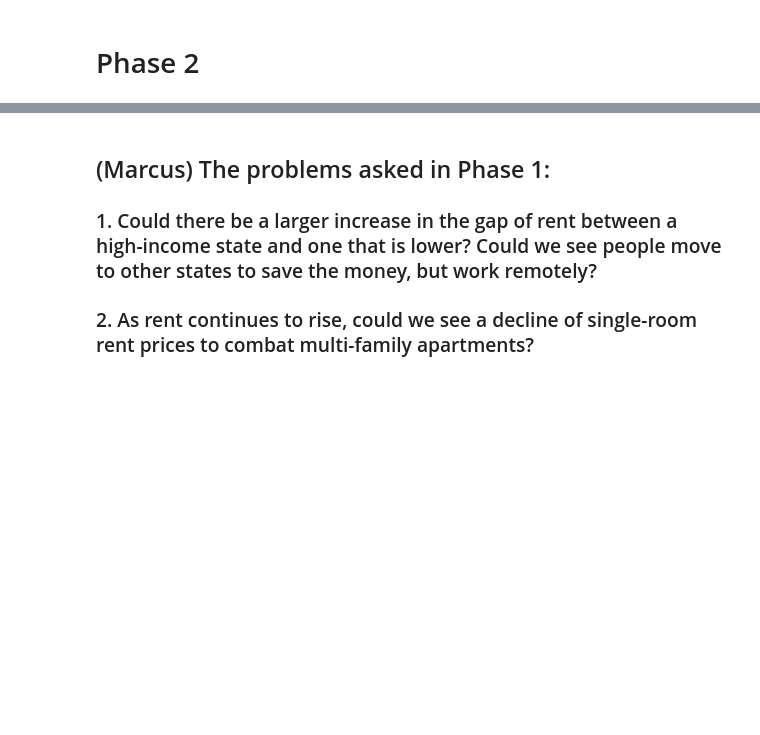
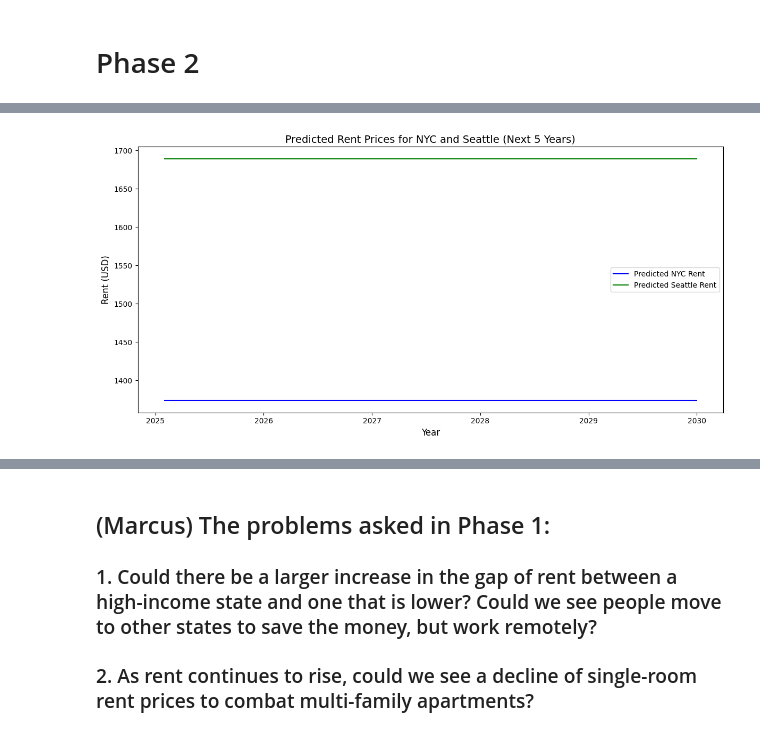
Before and after one commit to mmhartma/CSE587-Fall24-Project, a Jupyter notebook: Project.ipynb, the cells around one changed output, grey strips where cells are left out. Saved outputs shown, nothing was run; the diff lists cells and outputs as text; code cells hidden in the pictures; blank space fills up the shorter version.

```diff
--- a/Project.ipynb
+++ b/Project.ipynb
@@ -569,0 +574,66 @@ plt.show()
+# %%
+#In question 1 I previously did the comparison of rent prices of NYC and Seattle . Now we dig deeper and use a training model SVM to fit the previous data and use it to predict the
+#price trend of next 5 years from 2025-2030
+import pandas as pd
+import numpy as np
+import matplotlib.pyplot as plt
+from sklearn.svm import SVR
+from sklearn.preprocessing import StandardScaler
+
+nyc_rent = zillowRentals_NY['2024-08-31']
+seattle_rent = zillowRentals_WA['2024-08-31']
+nyc_rent_dates = pd.to_datetime(nyc_rent.index)
+seattle_rent_dates = pd.to_datetime(seattle_rent.index)
+
+# Checking for missing values and filling them with median values
+if nyc_rent.isnull().any():
+    nyc_rent.fillna(nyc_rent.median(), inplace=True)
+if seattle_rent.isnull().any():
+    seattle_rent.fillna(seattle_rent.median(), inplace=True)
+
+nyc_months_since_start = (nyc_rent_dates.year - nyc_rent_dates.year.min()) * 12 + (nyc_rent_dates.month - 1)
+seattle_months_since_start = (seattle_rent_dates.year - seattle_rent_dates.year.min()) * 12 + (seattle_rent_dates.month - 1)
+X_nyc = nyc_months_since_start.values.reshape(-1, 1)
+y_nyc = nyc_rent.values
+X_seattle = seattle_months_since_start.values.reshape(-1, 1)
+y_seattle = seattle_rent.values
+scaler = StandardScaler()
+X_nyc_scaled = scaler.fit_transform(X_nyc)
+X_seattle_scaled = scaler.fit_transform(X_seattle)
+svm_nyc = SVR(kernel='rbf', C=100, gamma=0.1, epsilon=0.1)
+svm_seattle = SVR(kernel='rbf', C=100, gamma=0.1, epsilon=0.1)
+svm_nyc.fit(X_nyc_scaled, y_nyc)
+svm_seattle.fit(X_seattle_scaled, y_seattle)
+
+# Generating future dates for the next 5 years (2025-2030)
+future_dates = pd.date_range(start='2025-01-01', periods=60, freq='ME')
+future_months_since_start = (future_dates.year - nyc_rent_dates.year.min()) * 12 + (future_dates.month - 1)
+future_months_since_start = np.array(future_months_since_start).reshape(-1, 1)
+
+# Scaling the future data for prediction
+future_months_since_start_scaled = scaler.transform(future_months_since_start)
+predicted_rent_nyc = svm_nyc.predict(future_months_since_start_scaled)
+predicted_rent_seattle = svm_seattle.predict(future_months_since_start_scaled)
+
+prediction_df = pd.DataFrame({
+    'Date': future_dates,
+    'Predicted_NYC_Rent': predicted_rent_nyc,
+    'Predicted_Seattle_Rent': predicted_rent_seattle
+})
+
+# Plotting the predicted rents for the next 5 years
+plt.figure(figsize=(12, 6))
+plt.plot(future_dates, predicted_rent_nyc, label='Predicted NYC Rent', color='blue')
+plt.plot(future_dates, predicted_rent_seattle, label='Predicted Seattle Rent', color='green')
+
+# Adding labels and title
+plt.title("Predicted Rent Prices for NYC and Seattle (Next 5 Years)", fontsize=14)
+plt.xlabel("Year", fontsize=12)
+plt.ylabel("Rent (USD)", fontsize=12)
+plt.legend()
+
+# Show plot
+plt.tight_layout()
+plt.show()
+# %% [output]
+[figure, added]
```
Also changed, not shown: parts of 5 cells of this notebook, 1 other file.
